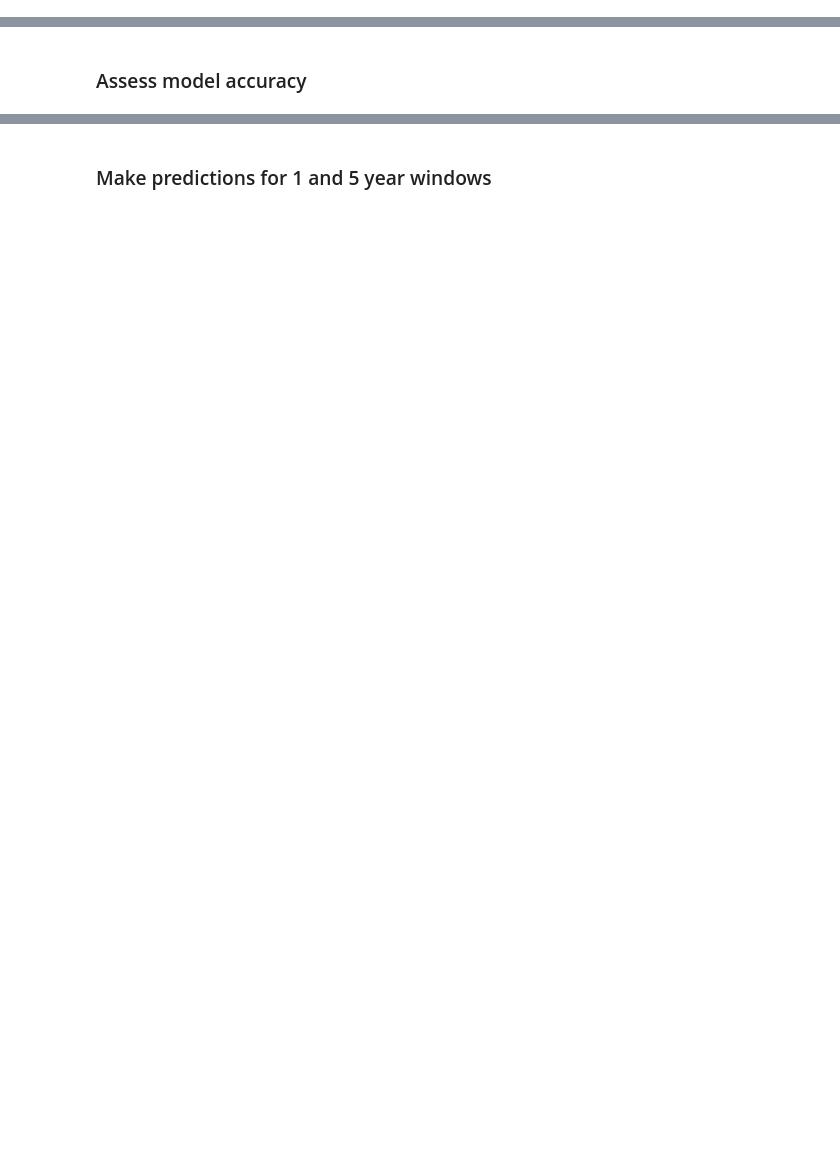
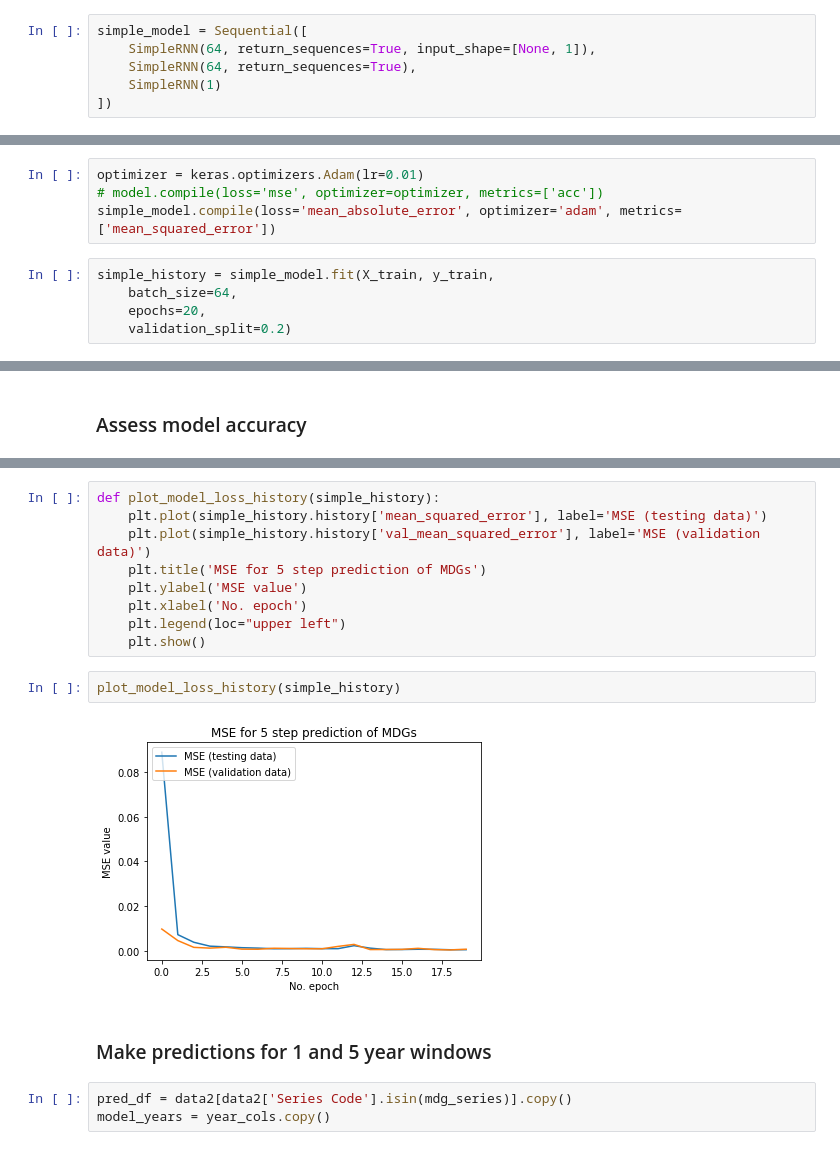
Before and after one commit to KennSmithDS/machine-learning, a Jupyter notebook: drivendata.org_projects/undp_mdg/mdg_data_exploration.ipynb, the cells around one changed output, grey strips where cells are left out. Drawn from its saved outputs; the diff is of its cells as text; blank space fills up the shorter version.

```diff
--- a/drivendata.org_projects/undp_mdg/mdg_data_exploration.ipynb
+++ b/drivendata.org_projects/undp_mdg/mdg_data_exploration.ipynb
@@ -274,0 +363,6 @@ for series in data2[data2['pred']==True]['Series Code'].unique():
+# %%
+simple_model = Sequential([
+    SimpleRNN(64, return_sequences=True, input_shape=[None, 1]),
+    SimpleRNN(64, return_sequences=True),
+    SimpleRNN(1)
+])
@@ -274,0 +386,9 @@ for series in data2[data2['pred']==True]['Series Code'].unique():
+# %%
+optimizer = keras.optimizers.Adam(lr=0.01)
+# model.compile(loss='mse', optimizer=optimizer, metrics=['acc'])
+simple_model.compile(loss='mean_absolute_error', optimizer='adam', metrics=['mean_squared_error'])
+# %%
+simple_history = simple_model.fit(X_train, y_train,
+    batch_size=64,
+    epochs=20,
+    validation_split=0.2)
@@ -277,2 +437,18 @@ for series in data2[data2['pred']==True]['Series Code'].unique():
+# %%
+def plot_model_loss_history(simple_history):
+    plt.plot(simple_history.history['mean_squared_error'], label='MSE (testing data)')
+    plt.plot(simple_history.history['val_mean_squared_error'], label='MSE (validation data)')
+    plt.title('MSE for 5 step prediction of MDGs')
+    plt.ylabel('MSE value')
+    plt.xlabel('No. epoch')
+    plt.legend(loc="upper left")
+    plt.show()
+# %%
+plot_model_loss_history(simple_history)
+# %% [output]
+[figure, added]
 # %% [markdown]
 ### Make predictions for 1 and 5 year windows
+# %%
+pred_df = data2[data2['Series Code'].isin(mdg_series)].copy()
+model_years = year_cols.copy()
```
Also changed, not shown: parts of 64 cells of this notebook.
